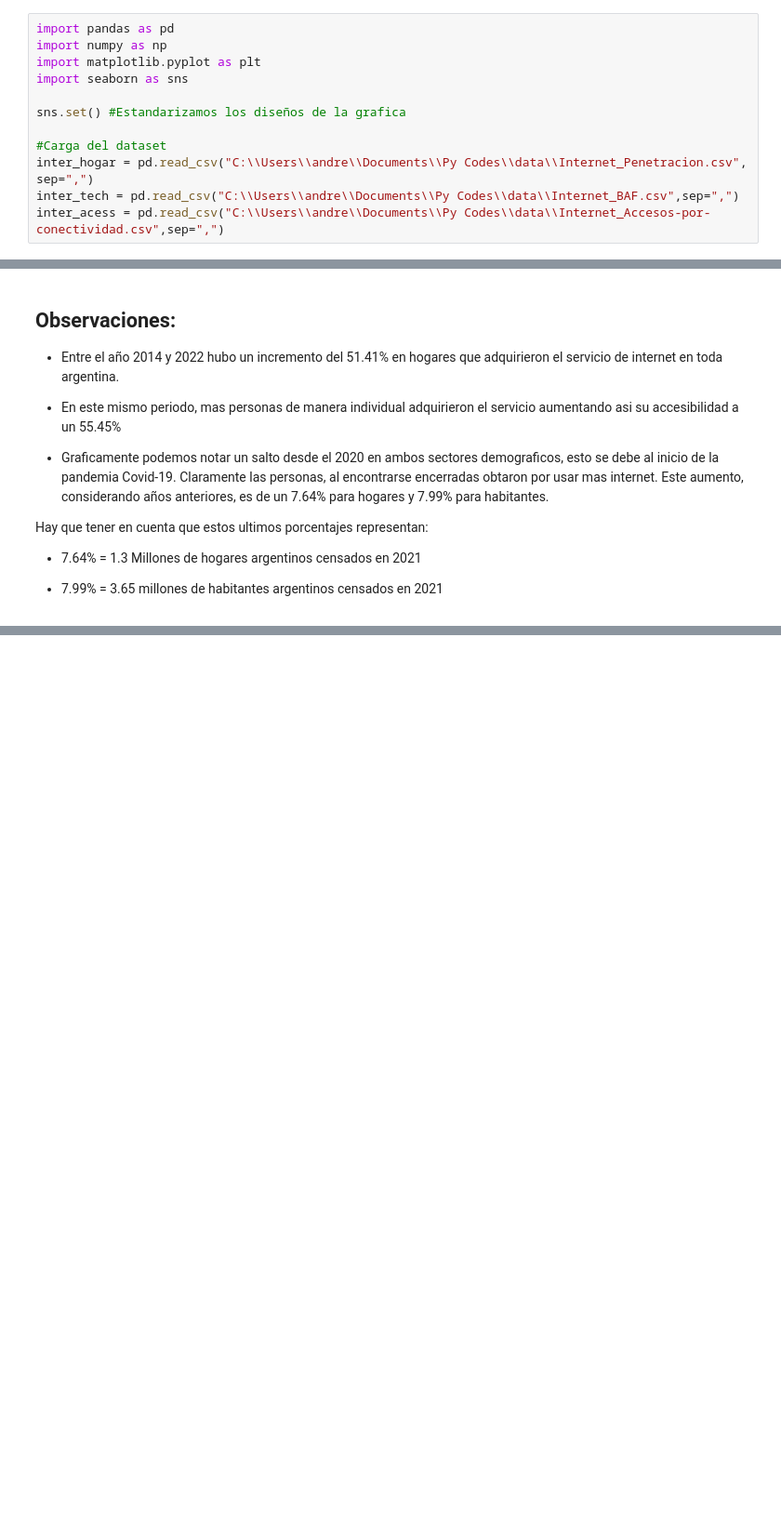
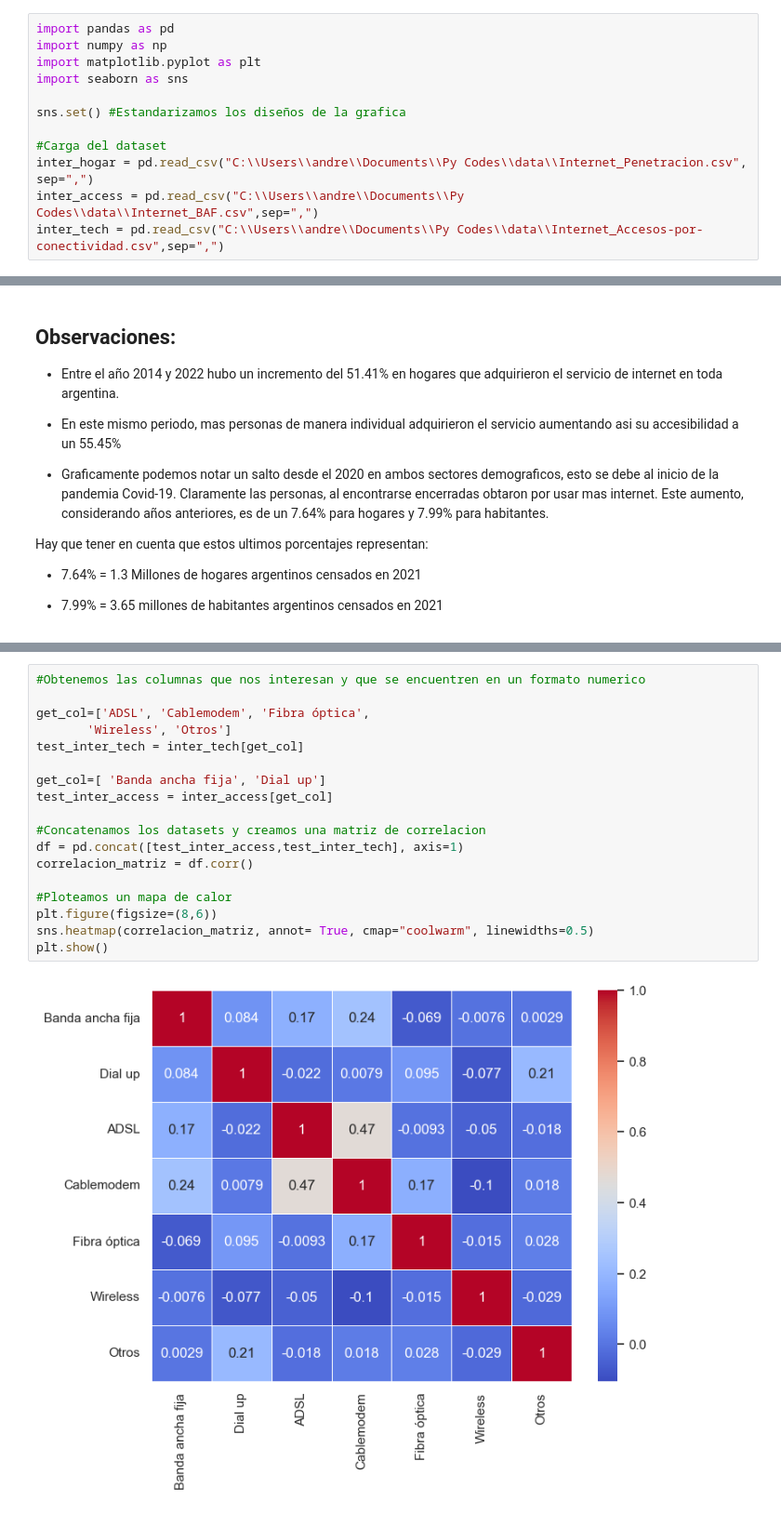
Before and after one commit to a1ternocles/Henry-Analytics, a Jupyter notebook: henry_analytics/eda_accesibilidad_tech.ipynb, the cells around one changed output, grey strips where cells are left out. Shown at 93% size. Saved outputs shown, nothing was run; the diff lists cells and outputs as text; blank space fills up the shorter version.

```diff
--- a/henry_analytics/eda_accesibilidad_tech.ipynb
+++ b/henry_analytics/eda_accesibilidad_tech.ipynb
@@ -37,8 +37,8 @@ sns.set() #Estandarizamos los diseños de la grafica
 
 #Carga del dataset
 inter_hogar = pd.read_csv("C:\\Users\\andre\\Documents\\Py Codes\\data\\Internet_Penetracion.csv", sep=",")
-inter_tech = pd.read_csv("C:\\Users\\andre\\Documents\\Py Codes\\data\\Internet_BAF.csv",sep=",")
-inter_acess = pd.read_csv("C:\\Users\\andre\\Documents\\Py Codes\\data\\Internet_Accesos-por-conectividad.csv",sep=",")
+inter_access = pd.read_csv("C:\\Users\\andre\\Documents\\Py Codes\\data\\Internet_BAF.csv",sep=",")
+inter_tech = pd.read_csv("C:\\Users\\andre\\Documents\\Py Codes\\data\\Internet_Accesos-por-conectividad.csv",sep=",")
 # %% [markdown]
 ## 2. Acciones
 Esta celda nos ayudara a crear todas las funciones que se vayan requiriendo durante el ejercicio.
@@ -244,0 +257,20 @@ Hay que tener en cuenta que estos ultimos porcentajes representan:
+# %%
+#Obtenemos las columnas que nos interesan y que se encuentren en un formato numerico
+
+get_col=['ADSL', 'Cablemodem', 'Fibra óptica',
+       'Wireless', 'Otros']
+test_inter_tech = inter_tech[get_col]
+
+get_col=[ 'Banda ancha fija', 'Dial up']
+test_inter_access = inter_access[get_col]
+
+#Concatenamos los datasets y creamos una matriz de correlacion
+df = pd.concat([test_inter_access,test_inter_tech], axis=1)
+correlacion_matriz = df.corr()
+
+#Ploteamos un mapa de calor
+plt.figure(figsize=(8,6))
+sns.heatmap(correlacion_matriz, annot= True, cmap="coolwarm", linewidths=0.5)
+plt.show()
+# %% [output]
+[figure, added]
```
Also changed, not shown: parts of 18 cells of this notebook, 3 other files.
